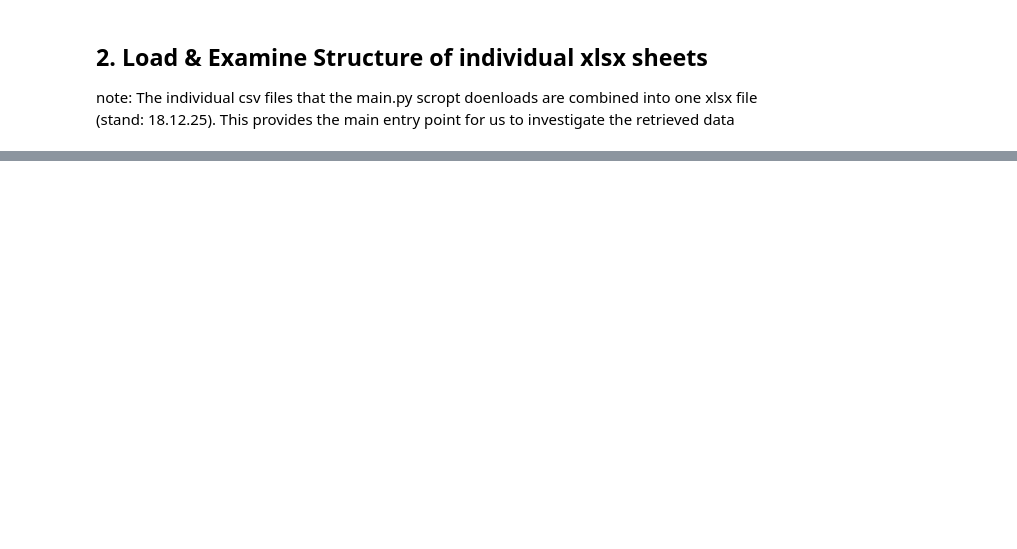
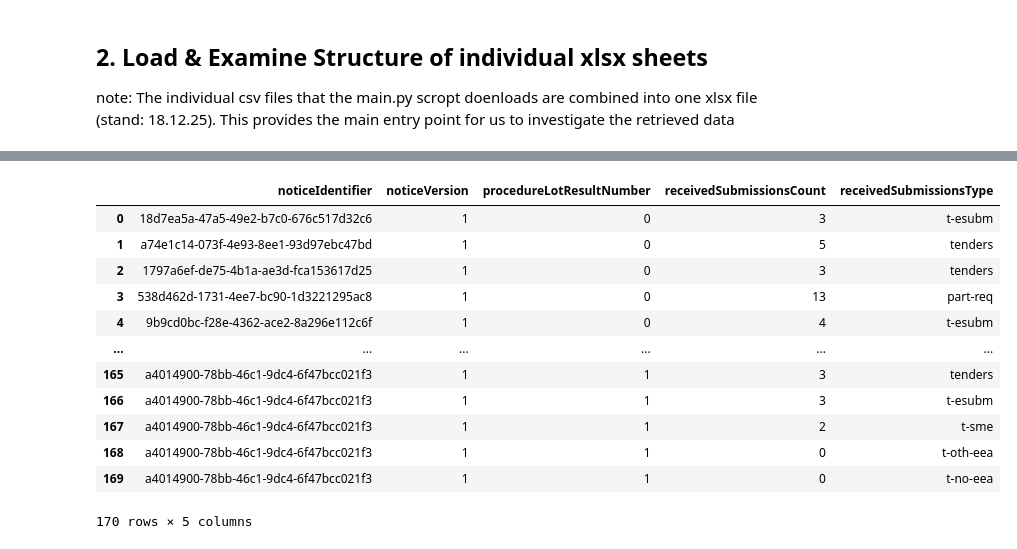
Before and after one commit to mojeffski/oeffentlichevergabe, a Jupyter notebook: analysis/test_analysis_scripts/181225_test_script.ipynb, the cells around one changed output, grey strips where cells are left out. Drawn from its saved outputs; the diff is of its cells as text; code cells hidden in the pictures; blank space fills up the shorter version.

```diff
--- a/analysis/test_analysis_scripts/181225_test_script.ipynb
+++ b/analysis/test_analysis_scripts/181225_test_script.ipynb
@@ -41,0 +110,18 @@ tender.head()
+# %%
+receivedSubmissions_df = pd.read_excel('../../data/notices_2025-12-06.xlsx',sheet_name='receivedSubmissions')
+
+receivedSubmissions_df
+# %% [output]
+|  | noticeIdentifier | noticeVersion | procedureLotResultNumber | receivedSubmissionsCount | receivedSubmissionsType |
+| 0 | 18d7ea5a-47a5-49e2-b7c0-676c517d32c6 | 1 | 0 | 3 | t-esubm |
+| 1 | a74e1c14-073f-4e93-8ee1-93d97ebc47bd | 1 | 0 | 5 | tenders |
+| 2 | 1797a6ef-de75-4b1a-ae3d-fca153617d25 | 1 | 0 | 3 | tenders |
+| 3 | 538d462d-1731-4ee7-bc90-1d3221295ac8 | 1 | 0 | 13 | part-req |
+| 4 | 9b9cd0bc-f28e-4362-ace2-8a296e112c6f | 1 | 0 | 4 | t-esubm |
+| ... | ... | ... | ... | ... | ... |
+| 165 | a4014900-78bb-46c1-9dc4-6f47bcc021f3 | 1 | 1 | 3 | tenders |
+| 166 | a4014900-78bb-46c1-9dc4-6f47bcc021f3 | 1 | 1 | 3 | t-esubm |
+| 167 | a4014900-78bb-46c1-9dc4-6f47bcc021f3 | 1 | 1 | 2 | t-sme |
+| 168 | a4014900-78bb-46c1-9dc4-6f47bcc021f3 | 1 | 1 | 0 | t-oth-eea |
+| 169 | a4014900-78bb-46c1-9dc4-6f47bcc021f3 | 1 | 1 | 0 | t-no-eea |
+170 rows × 5 columns
```
Also changed, not shown: parts of 10 cells of this notebook.
